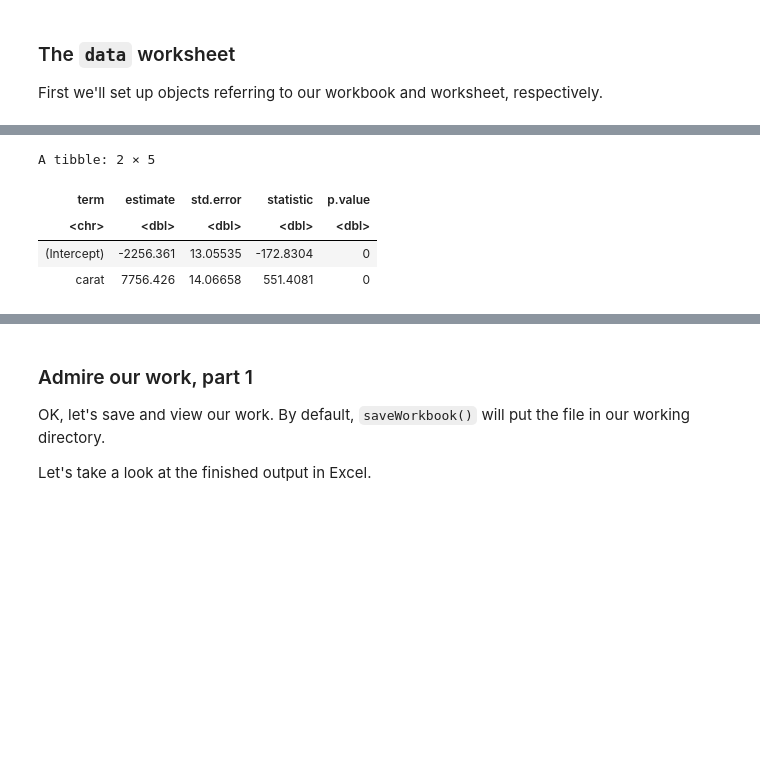
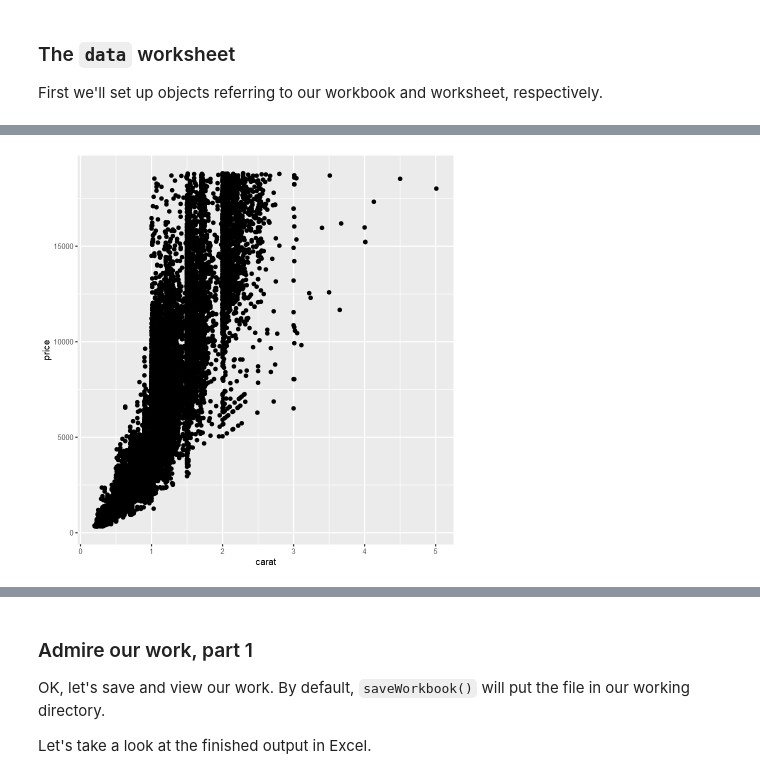
Before and after one commit to stringfestdata/london-excel, a Jupyter notebook: r-powered-excel.ipynb, the cells around one changed output, grey strips where cells are left out. Drawn from its saved outputs; the diff is of its cells as text; code cells hidden in the pictures; blank space fills up the shorter version.

```diff
--- a/r-powered-excel.ipynb
+++ b/r-powered-excel.ipynb
@@ -63,13 +63,3 @@ We can set up a new worksheet, add the results of the regression with `writeData
 # %%
 # Set up a new worksheet
 analysis_sheet <- addWorksheet(wb, sheetName = 'analysis')
-# %%
-diamonds_lm <- lm(price ~ carat, data = diamonds)
-diamonds_lm_tidy <- tidy(diamonds_lm)
-diamonds_lm_tidy
-# %% [output]
-A tibble: 2 × 5
-| term | estimate | std.error | statistic | p.value |
-| <chr> | <dbl> | <dbl> | <dbl> | <dbl> |
-| (Intercept) | -2256.361 | 13.05535 | -172.8304 | 0 |
-| carat | 7756.426 | 14.06658 | 551.4081 | 0 |
@@ -82,5 +66,6 @@ pairs(diamonds)
 # %%
-# Visualize the results
+# Untransformed relationship
 ggplot(data = diamonds, aes(x = carat, y = price)) +
-    geom_point() +
-    geom_smooth(method = 'lm')
+    geom_point()
+# %% [output]
+[figure, added]
```
Also changed, not shown: parts of 28 cells of this notebook, 5 other files.
